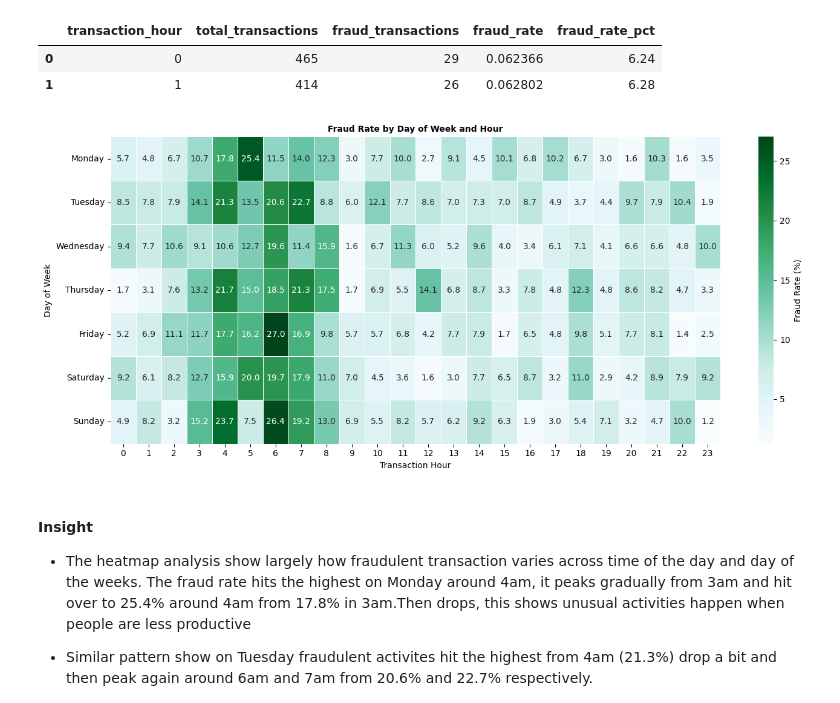
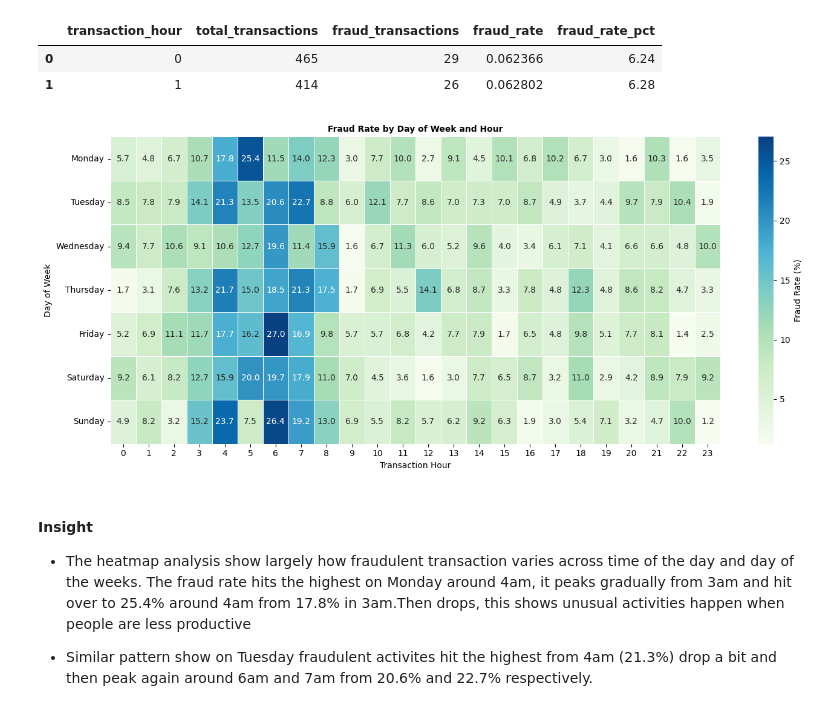
Before and after one commit to uchechukwueze/NovaPay-FraudGuard-Real-Time-Fraud-Detection, a Jupyter notebook: notebook/notebook.ipynb, the cells around one changed output. Cells and saved outputs as stored; diff of their text form; code cells hidden in the pictures.

```diff
--- a/notebook/notebook.ipynb
+++ b/notebook/notebook.ipynb
@@ -2676,35 +2692,35 @@ heatmap_data["fraud_rate_pct"] = (
 
 # Pivot for heatmap
 fraud_heatmap = heatmap_data.pivot(
     index="transaction_day_of_week",
     columns="transaction_hour",
     values="fraud_rate_pct"
 )
 
 # Plot
 plt.figure(figsize=(14, 6))
 
 sns.heatmap(
     fraud_heatmap,
     annot=True,
     fmt=".1f",
-    cmap="BuGn",
+    cmap="GnBu",
     linewidths=0.5,
     cbar_kws={"label": "Fraud Rate (%)"}
 )
 
 plt.title(
     "Fraud Rate by Day of Week and Hour",
     fontsize=10,
     fontweight="bold"
 )
 plt.xlabel("Transaction Hour")
 plt.ylabel("Day of Week")
 
 plt.tight_layout()
 plt.show()
 # %% [output]
-[figure, old version]
+[figure, new version]
 # %% [markdown]
 #### Insight
 
```
Also changed, not shown: parts of 14 cells of this notebook, 20 other files.
